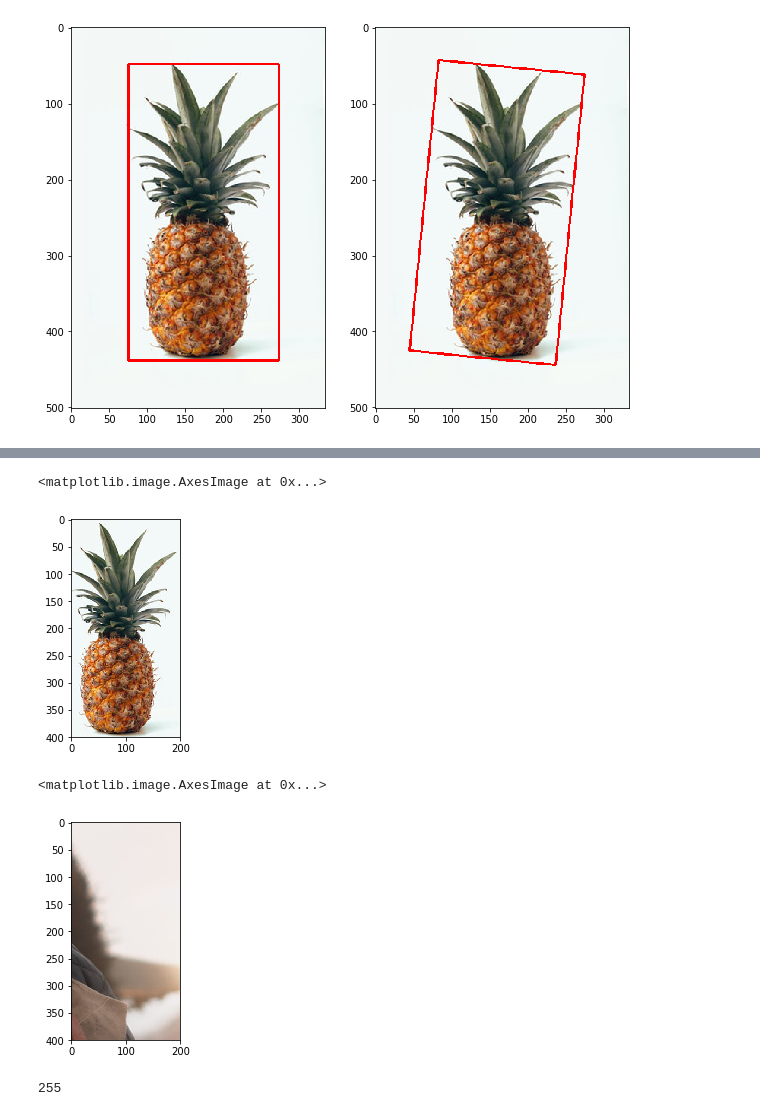
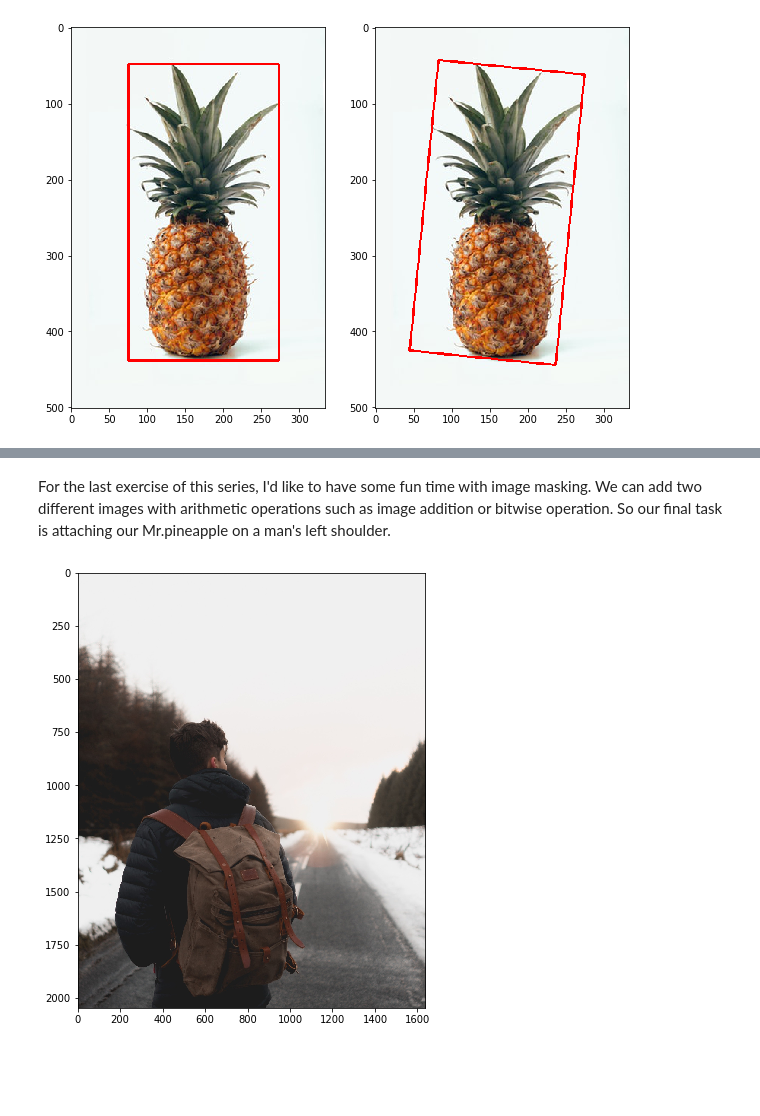
Before and after one commit to jjone36/vision_4_beginners, a Jupyter notebook: part4_contour_mapping.ipynb, the cells around one changed output, grey strips where cells are left out. Drawn from its saved outputs; the diff is of its cells as text; code cells hidden in the pictures; blank space fills up the shorter version.

```diff
--- a/part4_contour_mapping.ipynb
+++ b/part4_contour_mapping.ipynb
@@ -204,19 +213,8 @@ plt.imshow(mask, cmap = 'gray')
-# %%
-img_2 = img[40:440, 80:280]
-plt.imshow(img_2)
-# %% [output]
-<matplotlib.image.AxesImage at 0x...>
-[figure, removed]
+# %% [markdown]
+For the last exercise of this series, I'd like to have some fun time with image masking. We can add two different images with arithmetic operations such as image addition or bitwise operation. So our final task is attaching our Mr.pineapple on a man's left shoulder.
 # %%
 backpacker = cv2.imread('images/backpacker.jpg')
 backpacker = cv2.cvtColor(backpacker, cv2.COLOR_BGR2RGB)
-roi = backpacker[900:1300, 850:1050]
-plt.imshow(roi)
+display(backpacker)
 # %% [output]
-<matplotlib.image.AxesImage at 0x...>
-[figure, old version]
+[figure, new version]
-# %%
-img_gray = cv2.cvtColor(img_2, cv2.COLOR_RGB2GRAY)
-img_gray.max()
-# %% [output]
-255
```
Also changed, not shown: parts of 43 cells of this notebook, 3 other files.
